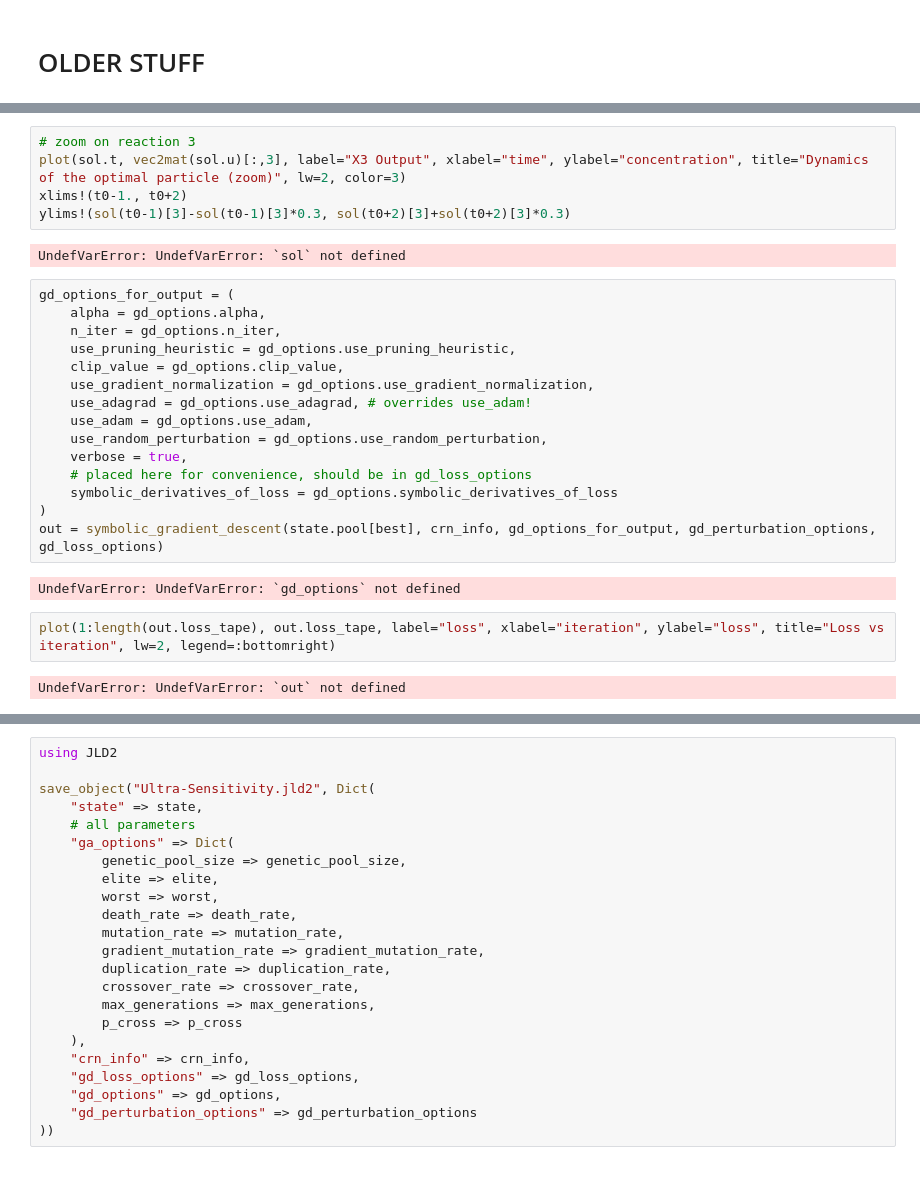
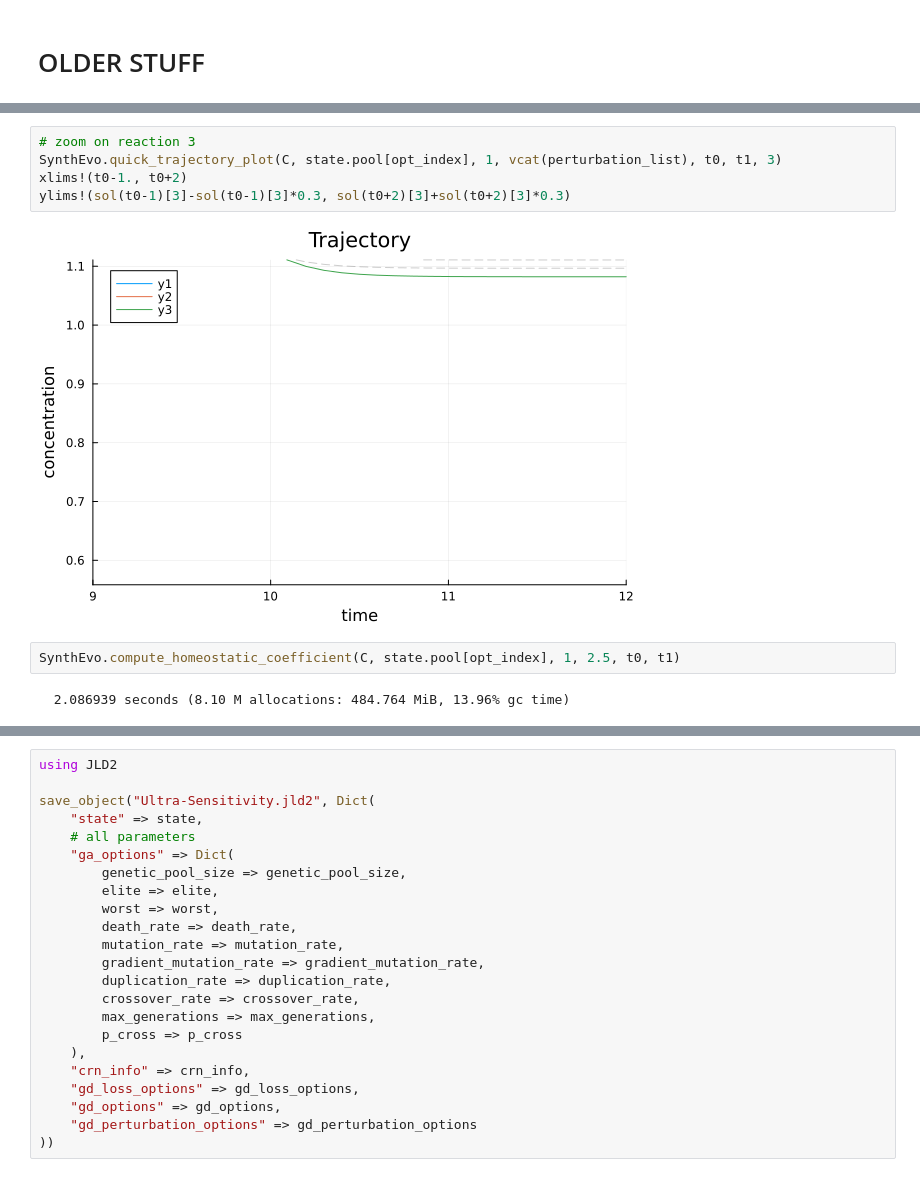
Before and after one commit to redsnic/SynthEvo, a Jupyter notebook: notebooks/test_EVO.ipynb, the cells around one changed output, grey strips where cells are left out. Cells and saved outputs as stored; diff of their text form.

```diff
--- a/notebooks/test_EVO.ipynb
+++ b/notebooks/test_EVO.ipynb
@@ -174,31 +168,14 @@ plot!()
 # %%
 # zoom on reaction 3
-plot(sol.t, vec2mat(sol.u)[:,3], label="X3 Output", xlabel="time", ylabel="concentration", title="Dynamics of the optimal particle (zoom)", lw=2, color=3)
+SynthEvo.quick_trajectory_plot(C, state.pool[opt_index], 1, vcat(perturbation_list), t0, t1, 3)
 xlims!(t0-1., t0+2)
 ylims!(sol(t0-1)[3]-sol(t0-1)[3]*0.3, sol(t0+2)[3]+sol(t0+2)[3]*0.3)
 # %% [output]
-UndefVarError: UndefVarError: `sol` not defined
+[figure, added]
-# %%
-gd_options_for_output = (
-    alpha = gd_options.alpha,
-    n_iter = gd_options.n_iter,
-    use_pruning_heuristic = gd_options.use_pruning_heuristic,
-    clip_value = gd_options.clip_value,
-    use_gradient_normalization = gd_options.use_gradient_normalization,
-    use_adagrad = gd_options.use_adagrad, # overrides use_adam!
-    use_adam = gd_options.use_adam,
-    use_random_perturbation = gd_options.use_random_perturbation,
-    verbose = true,
-    # placed here for convenience, should be in gd_loss_options
-    symbolic_derivatives_of_loss = gd_options.symbolic_derivatives_of_loss
-)
-out = symbolic_gradient_descent(state.pool[best], crn_info, gd_options_for_output, gd_perturbation_options, gd_loss_options)
-# %% [output]
-UndefVarError: UndefVarError: `gd_options` not defined
-# %%
-plot(1:length(out.loss_tape), out.loss_tape, label="loss", xlabel="iteration", ylabel="loss", title="Loss vs iteration", lw=2, legend=:bottomright)
-# %% [output]
-UndefVarError: UndefVarError: `out` not defined
+# %%
+SynthEvo.compute_homeostatic_coefficient(C, state.pool[opt_index], 1, 2.5, t0, t1)
+# %% [output]
+  2.086939 seconds (8.10 M allocations: 484.764 MiB, 13.96% gc time)
 # %%
 using Symbolics
 using LinearAlgebra
```
Also changed, not shown: parts of 23 cells of this notebook, 7 other files.
